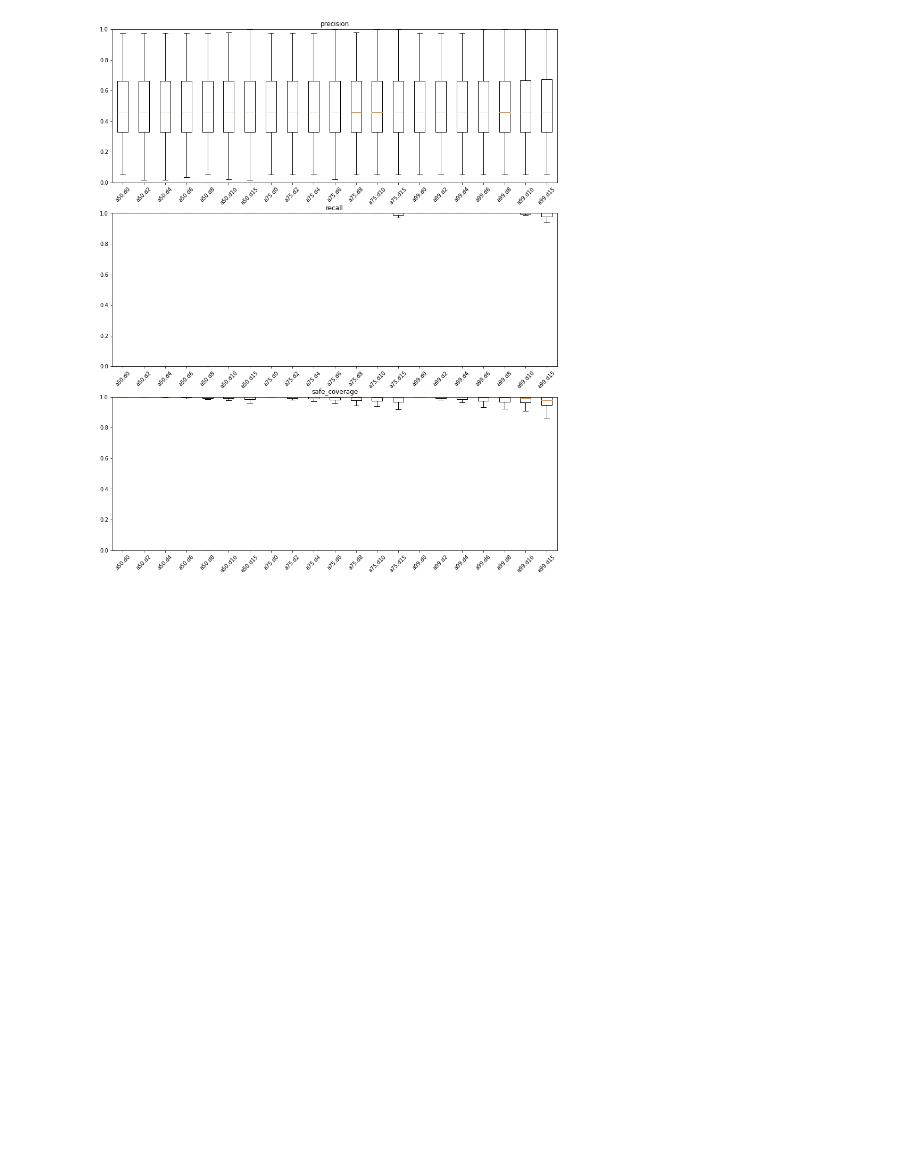
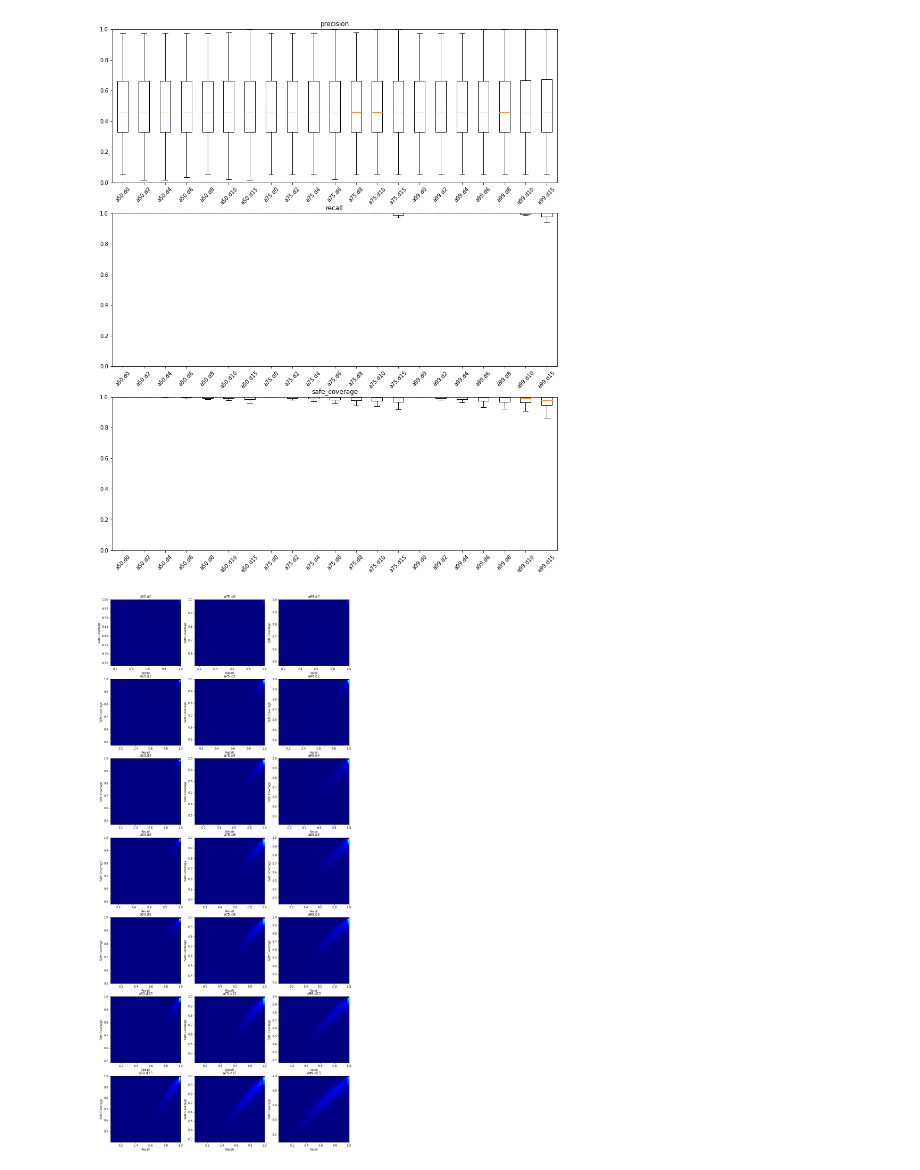
Before and after one commit to algbio/alignment-safety, a Jupyter notebook: pipeline/analysis/motifs.ipynb, the cells around one changed output. Cells and saved outputs as stored; diff of their text form; code cells hidden in the pictures; blank space fills up the shorter version.

Commit message:
Recall vs. Safe Coverage

```diff
--- a/pipeline/analysis/motifs.ipynb
+++ b/pipeline/analysis/motifs.ipynb
@@ -376,6 +376,20 @@ def plot_f1(groups, alphas, deltas, id_range=None):
             axes[j][i].set_ylabel("Safe Coverage")
     plt.show()
 
+def plot_recall_safe_coverage(groups, alphas, deltas, id_range=None):
+    fig, axes = plt.subplots(nrows=len(deltas), ncols=len(alphas), figsize=(5*len(alphas), 5*len(deltas)))
+    for j, d in enumerate(deltas):
+        for i, a in enumerate(alphas):
+            if id_range != None:
+                df = groups[(a, d)][(id_range[0] <= groups[(a,d)].identity) & (groups[(a,d)].identity <= id_range[1])]
+            else:
+                df = groups[(a, d)]
+            axes[j][i].hist2d(df["recall"].values, df["safe_coverage"].values, bins=(50,50), cmap=plt.cm.jet)
+            axes[j][i].set_title(f"a{a}.d{d}")
+            axes[j][i].set_xlabel("Recall")
+            axes[j][i].set_ylabel("Safe Coverage")
+    plt.show()
+
 def boxplot(groups, alphas, deltas, features, id_range=None):
     fig, ax = plt.subplots(nrows=len(features), figsize=(5*3, 6*len(features)))
     for i, f in enumerate(features):
@@ -478,3 +492,7 @@ Boxplots, 70-100% identities.
 boxplot(groups, alphas, deltas, ["precision", "recall", "safe_coverage"], [70,100])
 # %% [output]
 [figure]
+# %%
+plot_recall_safe_coverage(groups, alphas, deltas)
+# %% [output]
+[figure, added]
```
